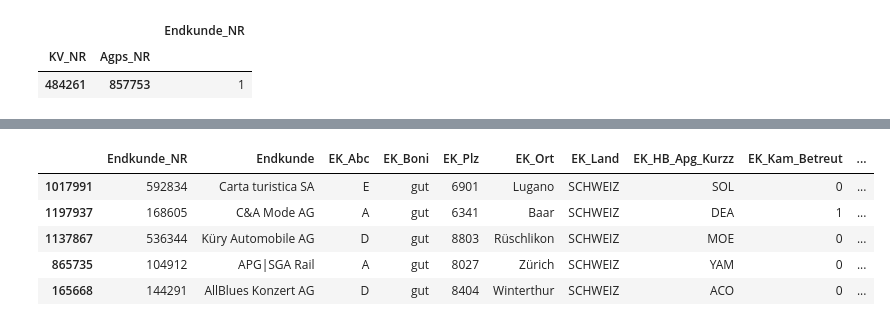
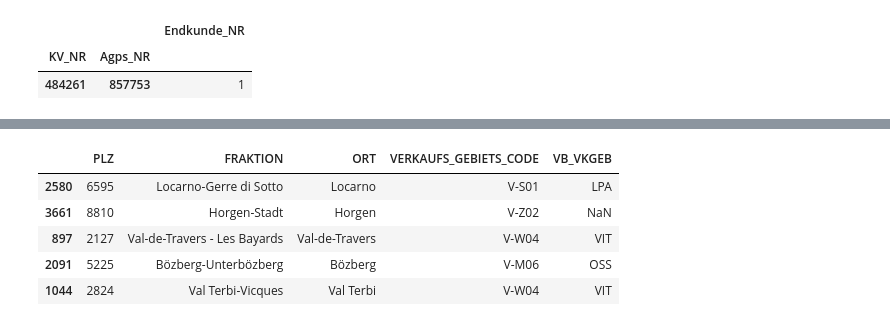
Before and after one commit to apgsga-stc/PredictiveAnalyticsPython, a Jupyter notebook: vkprog_analyse/scribbles.ipynb, the cells around one changed output, grey strips where cells are left out. Saved outputs shown, nothing was run; the diff lists cells and outputs as text; code cells hidden in the pictures.

Commit message:
Starting with matching: Verkaufsgebiete etc.

```diff
--- a/vkprog_analyse/scribbles.ipynb
+++ b/vkprog_analyse/scribbles.ipynb
@@ -55,0 +69,2 @@ raw_data_bookings.loc[:,["KV_NR","Agps_NR","Endkunde_NR"]].groupby(["KV_NR","Agp
+# %%
+plz = load_bin("vkprog\\plz_data.feather")
@@ -56,9 +75,9 @@ raw_data_bookings.loc[:,["KV_NR","Agps_NR","Endkunde_NR"]].groupby(["KV_NR","Agp
 # %%
-raw_data_bookings.sample(5, random_state=42)
+plz.sample(5,random_state=42)
 # %% [output]
-|  | Endkunde_NR | Endkunde | EK_Abc | EK_Boni | EK_Plz | EK_Ort | EK_Land | EK_HB_Apg_Kurzz | EK_Kam_Betreut | ... |
-| 1017991 | 592834 | Carta turistica SA | E | gut | 6901 | Lugano | SCHWEIZ | SOL | 0 | ... |
-| 1197937 | 168605 | C&A Mode AG | A | gut | 6341 | Baar | SCHWEIZ | DEA | 1 | ... |
-| 1137867 | 536344 | Küry Automobile AG | D | gut | 8803 | Rüschlikon | SCHWEIZ | MOE | 0 | ... |
-| 865735 | 104912 | APG|SGA Rail | A | gut | 8027 | Zürich | SCHWEIZ | YAM | 0 | ... |
-| 165668 | 144291 | AllBlues Konzert AG | D | gut | 8404 | Winterthur | SCHWEIZ | ACO | 0 | ... |
+|  | PLZ | FRAKTION | ORT | VERKAUFS_GEBIETS_CODE | VB_VKGEB |
+| 2580 | 6595 | Locarno-Gerre di Sotto | Locarno | V-S01 | LPA |
+| 3661 | 8810 | Horgen-Stadt | Horgen | V-Z02 | NaN |
+| 897 | 2127 | Val-de-Travers - Les Bayards | Val-de-Travers | V-W04 | VIT |
+| 2091 | 5225 | Bözberg-Unterbözberg | Bözberg | V-M06 | OSS |
+| 1044 | 2824 | Val Terbi-Vicques | Val Terbi | V-W04 | VIT |
```
Also changed, not shown: parts of 16 cells of this notebook, 1 other file.
